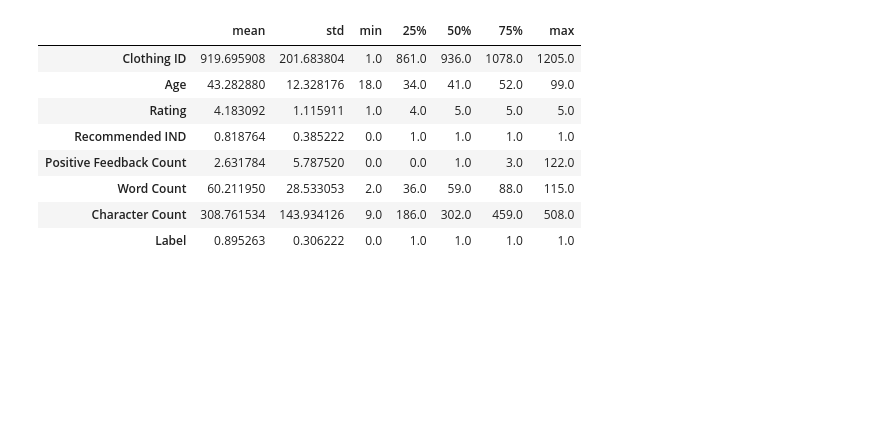
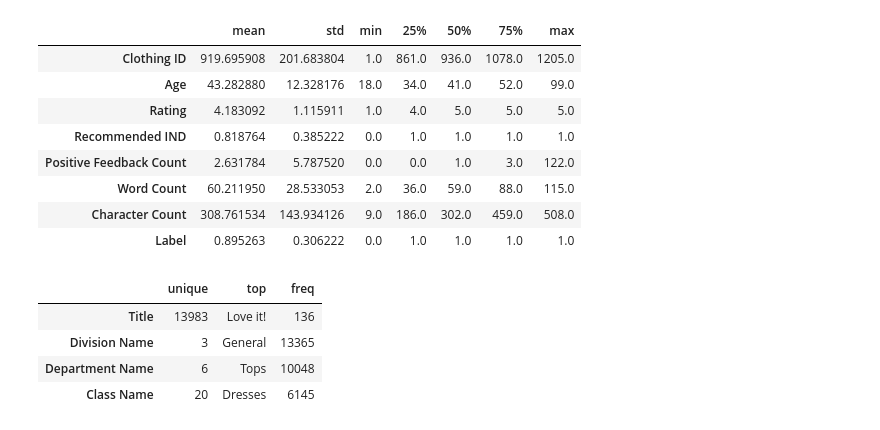
Before and after one commit to dwiwahyueffendi/Information-Retrieval, a Jupyter notebook: Source Code Information Retrieval.ipynb, the cells around one changed output. Cells and saved outputs as stored; diff of their text form; code cells hidden in the pictures; blank space fills up the shorter version.

```diff
--- a/Source Code Information Retrieval.ipynb
+++ b/Source Code Information Retrieval.ipynb
@@ -104,3 +104,11 @@ df.describe().T.drop("count",axis=1)
 | Word Count | 60.211950 | 28.533053 | 2.0 | 36.0 | 59.0 | 88.0 | 115.0 |
 | Character Count | 308.761534 | 143.934126 | 9.0 | 186.0 | 302.0 | 459.0 | 508.0 |
 | Label | 0.895263 | 0.306222 | 0.0 | 1.0 | 1.0 | 1.0 | 1.0 |
+# %%
+df[["Title", "Division Name","Department Name","Class Name"]].describe(include=["O"]).T.drop("count",axis=1)
+# %% [output]
+|  | unique | top | freq |
+| Title | 13983 | Love it! | 136 |
+| Division Name | 3 | General | 13365 |
+| Department Name | 6 | Tops | 10048 |
+| Class Name | 20 | Dresses | 6145 |
```
Also changed, not shown: parts of 1 cell of this notebook.
